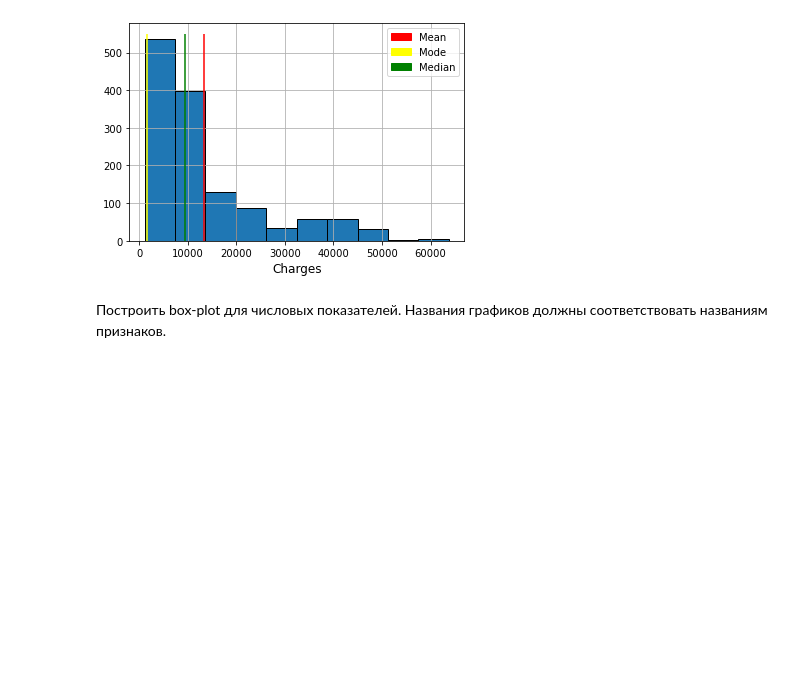
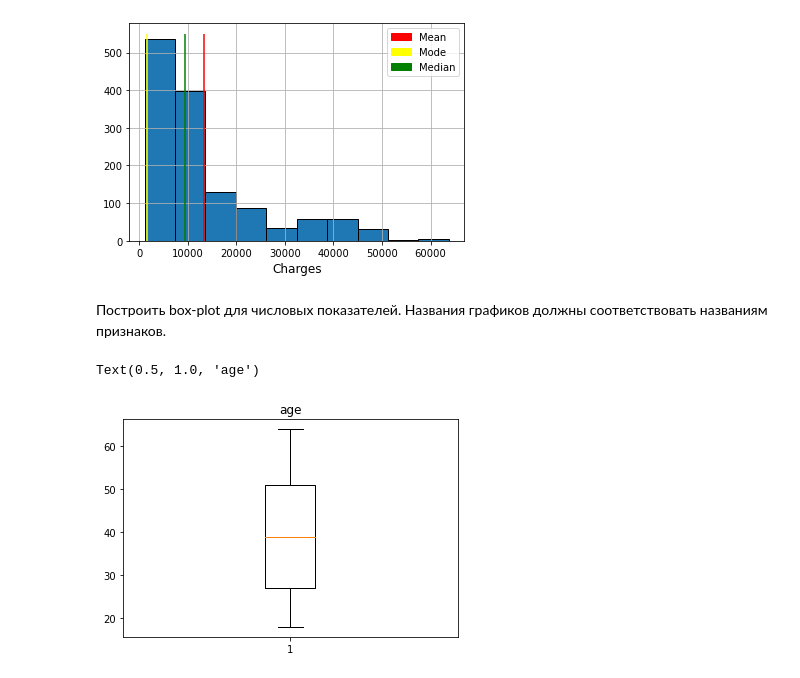
Before and after one commit to GeorgiiVoyakin/mirea-big-data, a Jupyter notebook: task-04/task-04.ipynb, the cells around one changed output. Drawn from its saved outputs; the diff is of its cells as text; code cells hidden in the pictures; blank space fills up the shorter version.

Commit message:
Add box-plots

```diff
--- a/task-04/task-04.ipynb
+++ b/task-04/task-04.ipynb
@@ -87,3 +87,9 @@ plt.legend(handles=[red_patch, yellow_patch, green_patch])
 [figure]
 # %% [markdown]
 Построить box-plot для числовых показателей. Названия графиков должны соответствовать названиям признаков.
+# %%
+plt.boxplot(df['age'])
+plt.title('age')
+# %% [output]
+Text(0.5, 1.0, 'age')
+[figure, added]
```
Also changed, not shown: parts of 3 cells of this notebook.
